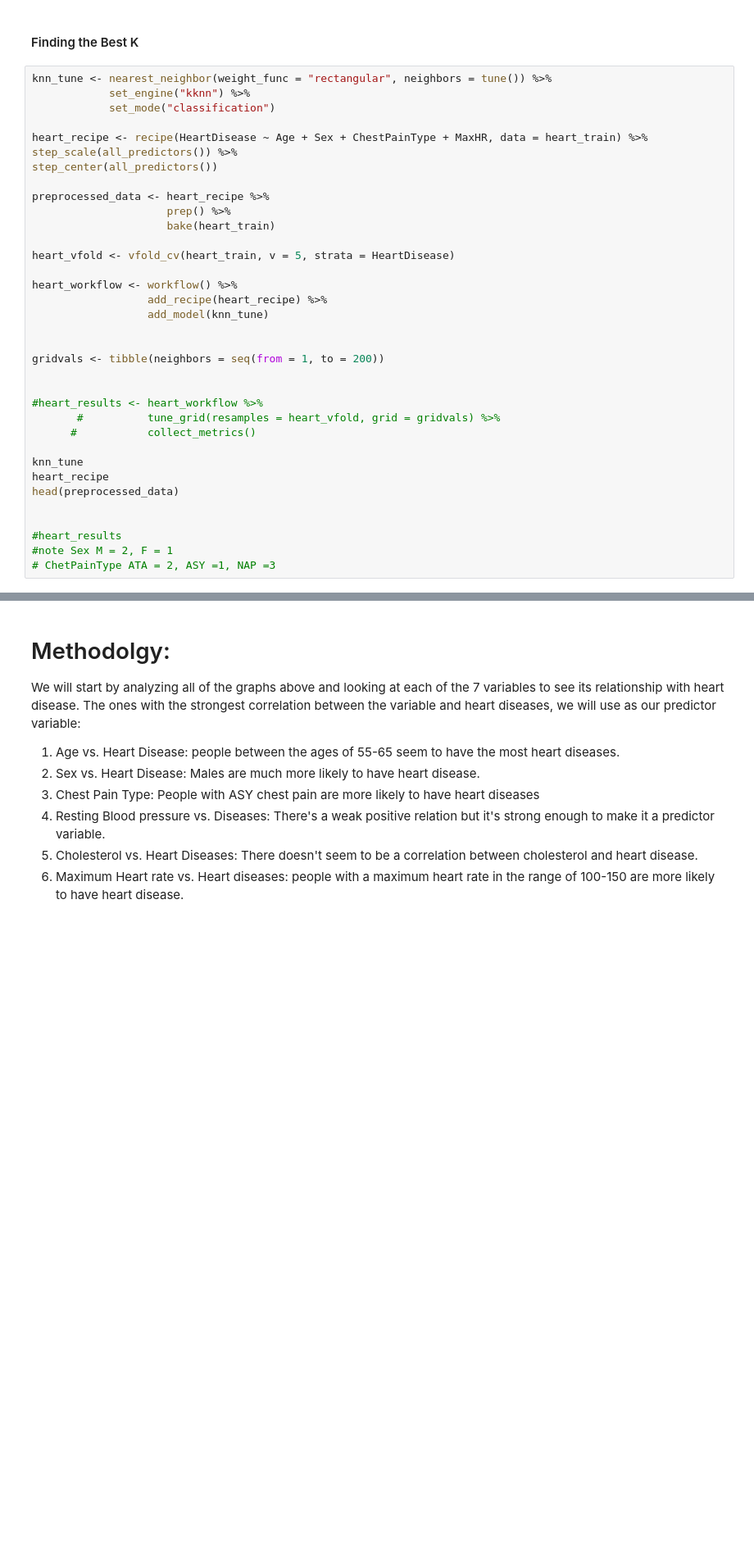
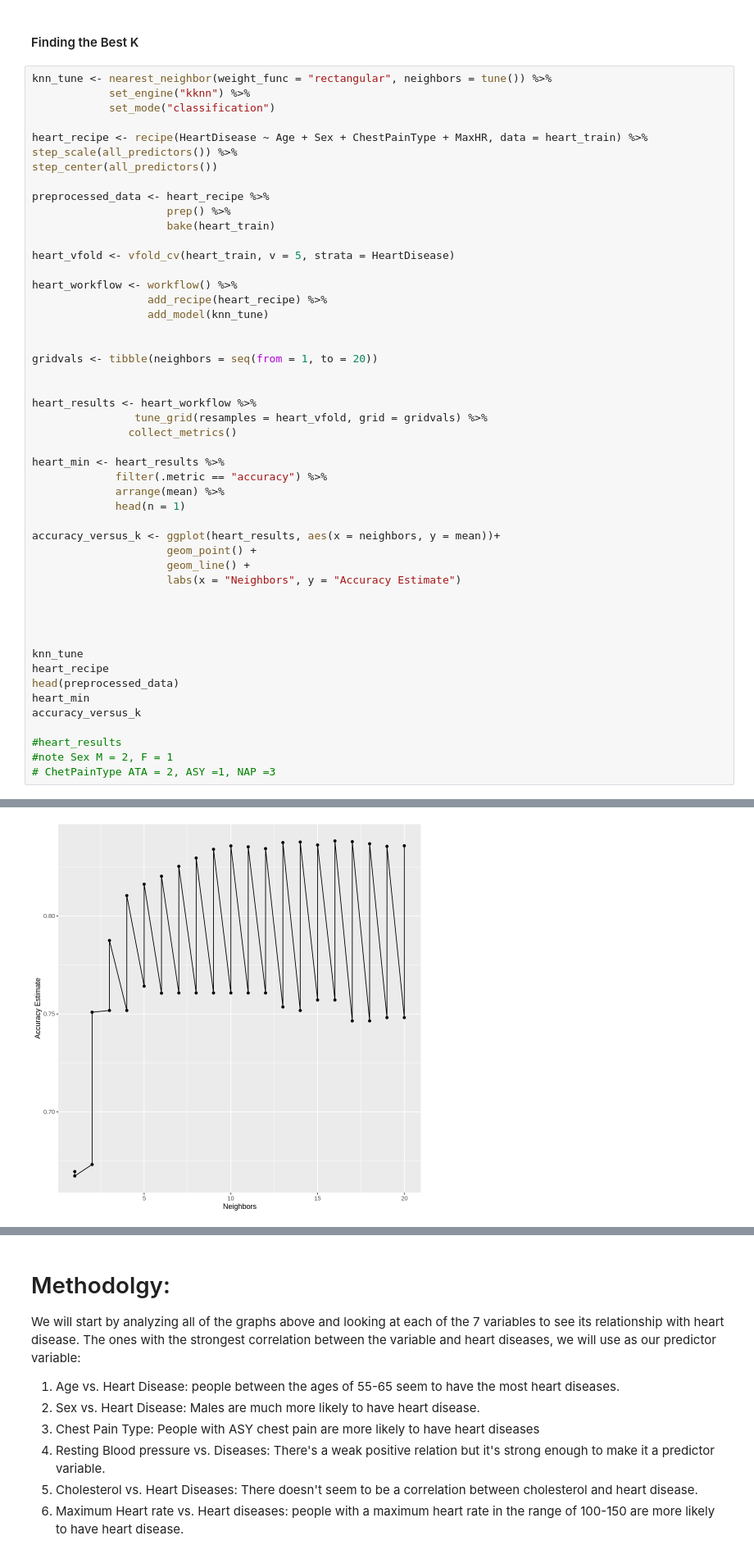
Before and after one commit to Simpson1104/Group-Proposal, a Jupyter notebook: Wrangling_data.ipynb, the cells around one changed output, grey strips where cells are left out. Shown at 82% size. Saved outputs shown, nothing was run; the diff lists cells and outputs as text; blank space fills up the shorter version.

```diff
--- a/Wrangling_data.ipynb
+++ b/Wrangling_data.ipynb
@@ -225,18 +370,33 @@ heart_workflow <- workflow() %>%
                   add_model(knn_tune)
 
 
-gridvals <- tibble(neighbors = seq(from = 1, to = 200))
+gridvals <- tibble(neighbors = seq(from = 1, to = 20))
 
 
-#heart_results <- heart_workflow %>%
-       #          tune_grid(resamples = heart_vfold, grid = gridvals) %>%
-      #           collect_metrics()
+heart_results <- heart_workflow %>%
+                tune_grid(resamples = heart_vfold, grid = gridvals) %>%
+               collect_metrics()
+
+heart_min <- heart_results %>%
+             filter(.metric == "accuracy") %>%
+             arrange(mean) %>%
+             head(n = 1)
+
+accuracy_versus_k <- ggplot(heart_results, aes(x = neighbors, y = mean))+
+                     geom_point() +
+                     geom_line() +
+                     labs(x = "Neighbors", y = "Accuracy Estimate")
+
+
+
 
 knn_tune
 heart_recipe
 head(preprocessed_data)
-
+heart_min
+accuracy_versus_k
 
 #heart_results
 #note Sex M = 2, F = 1
 # ChetPainType ATA = 2, ASY =1, NAP =3
+# %% [output]
@@ -242,0 +435 @@ head(preprocessed_data)
+[figure, added]
```
Also changed, not shown: parts of 19 cells of this notebook.
